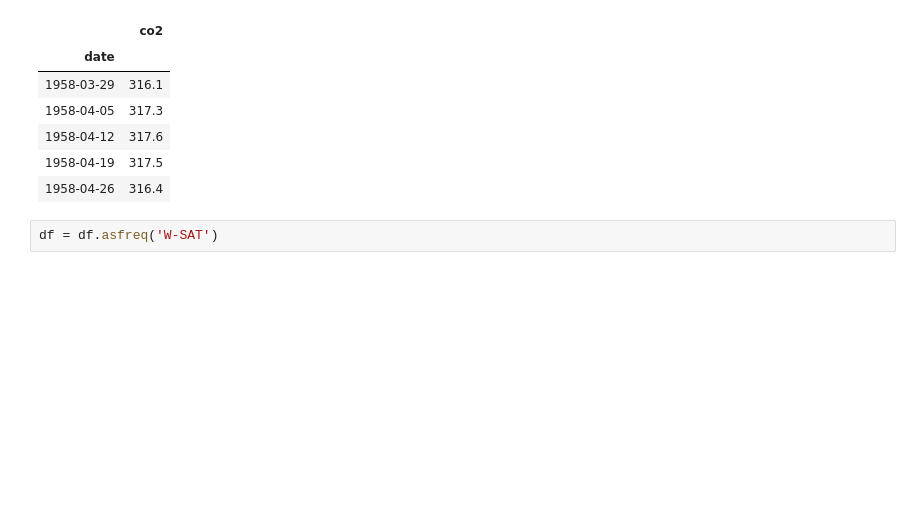
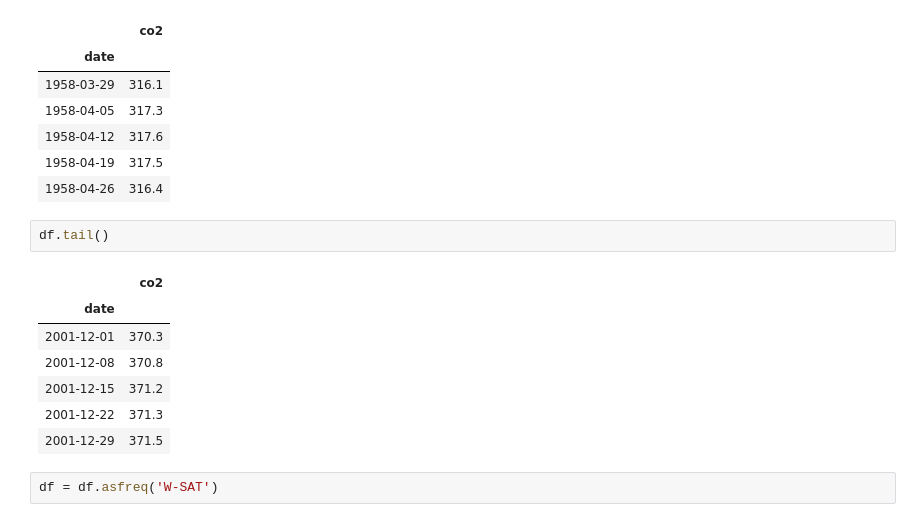
Before and after one commit to luluvalakdawala/Co2_forecasting, a Jupyter notebook: arima_models.ipynb, the cells around one changed output. Saved outputs shown, nothing was run; the diff lists cells and outputs as text; blank space fills up the shorter version.

```diff
--- a/arima_models.ipynb
+++ b/arima_models.ipynb
@@ -36,6 +36,16 @@ df.head()
 | 1958-04-12 | 317.6 |
 | 1958-04-19 | 317.5 |
 | 1958-04-26 | 316.4 |
+# %%
+df.tail()
+# %% [output]
+|  | co2 |
+| date |  |
+| 2001-12-01 | 370.3 |
+| 2001-12-08 | 370.8 |
+| 2001-12-15 | 371.2 |
+| 2001-12-22 | 371.3 |
+| 2001-12-29 | 371.5 |
 # %%
 df = df.asfreq('W-SAT')
 # %%
```
Also changed, not shown: parts of 15 cells of this notebook.
